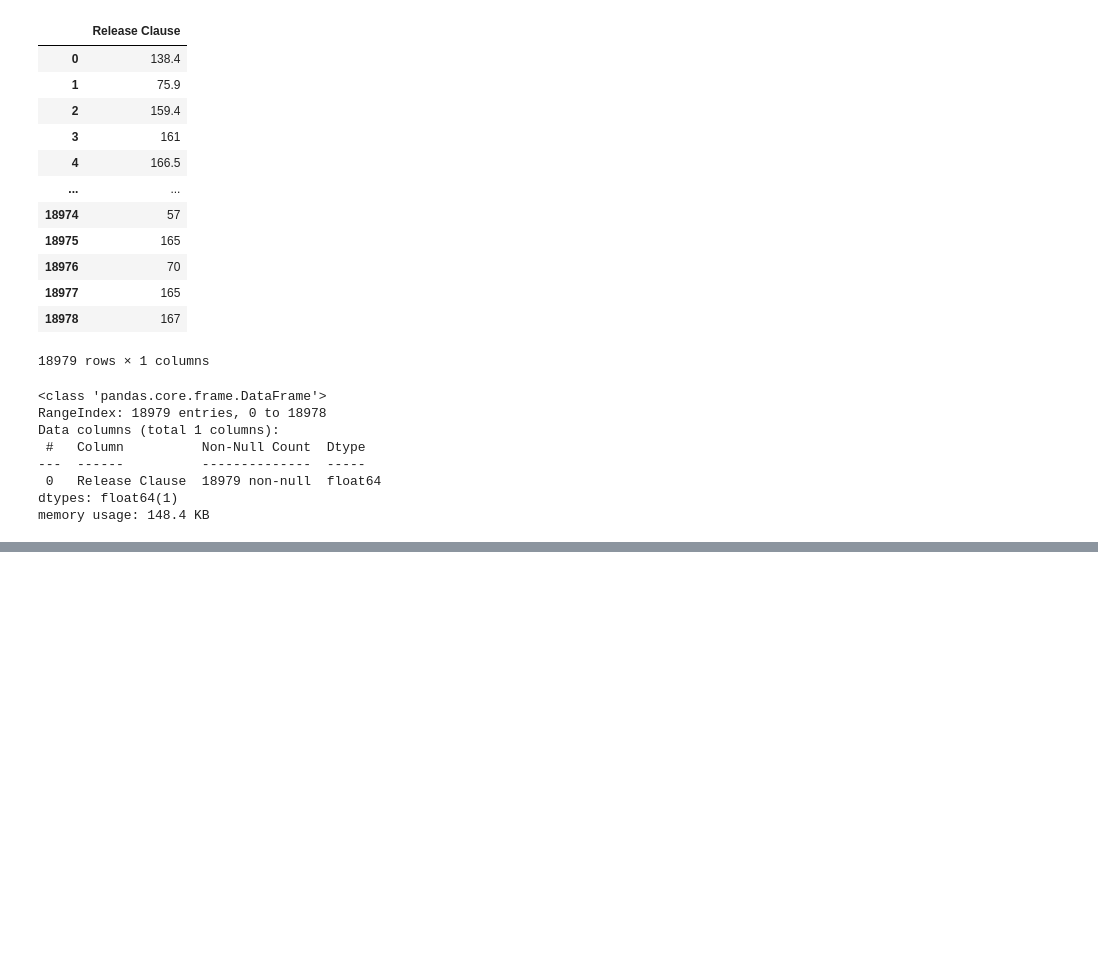
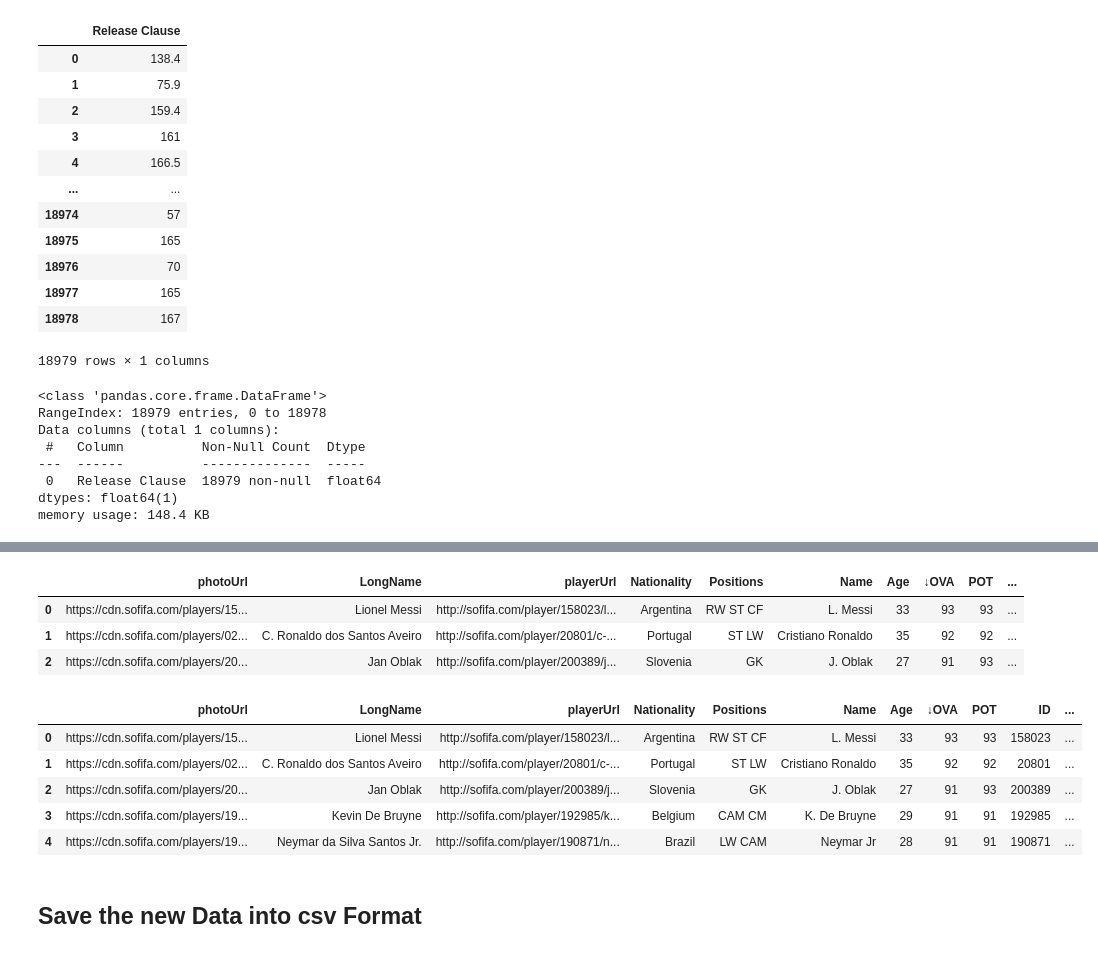
Before and after one commit to ayoub22222222/Data_Cleaning_project, a Jupyter notebook: Untitled.ipynb, the cells around one changed output, grey strips where cells are left out. Drawn from its saved outputs; the diff is of its cells as text; code cells hidden in the pictures; blank space fills up the shorter version.

Commit message:
save the new dataset

```diff
--- a/Untitled.ipynb
+++ b/Untitled.ipynb
@@ -577,0 +588,22 @@ df[['Release Clause']]
+# %%
+df.drop('Joined', axis=1, inplace=True)
+# %%
+df.head(3)
+# %% [output]
+|  | photoUrl | LongName | playerUrl | Nationality | Positions | Name | Age | ↓OVA | POT | ... |
+| 0 | https://cdn.sofifa.com/players/15... | Lionel Messi | http://sofifa.com/player/158023/l... | Argentina | RW ST CF | L. Messi | 33 | 93 | 93 | ... |
+| 1 | https://cdn.sofifa.com/players/02... | C. Ronaldo dos Santos Aveiro | http://sofifa.com/player/20801/c-... | Portugal | ST LW | Cristiano Ronaldo | 35 | 92 | 92 | ... |
+| 2 | https://cdn.sofifa.com/players/20... | Jan Oblak | http://sofifa.com/player/200389/j... | Slovenia | GK | J. Oblak | 27 | 91 | 93 | ... |
+# %%
+df.drop('Team & Contract', axis=1, inplace=True)
+# %%
+df.head(5)
+# %% [output]
+|  | photoUrl | LongName | playerUrl | Nationality | Positions | Name | Age | ↓OVA | POT | ID | ... |
+| 0 | https://cdn.sofifa.com/players/15... | Lionel Messi | http://sofifa.com/player/158023/l... | Argentina | RW ST CF | L. Messi | 33 | 93 | 93 | 158023 | ... |
+| 1 | https://cdn.sofifa.com/players/02... | C. Ronaldo dos Santos Aveiro | http://sofifa.com/player/20801/c-... | Portugal | ST LW | Cristiano Ronaldo | 35 | 92 | 92 | 20801 | ... |
+| 2 | https://cdn.sofifa.com/players/20... | Jan Oblak | http://sofifa.com/player/200389/j... | Slovenia | GK | J. Oblak | 27 | 91 | 93 | 200389 | ... |
+| 3 | https://cdn.sofifa.com/players/19... | Kevin De Bruyne | http://sofifa.com/player/192985/k... | Belgium | CAM CM | K. De Bruyne | 29 | 91 | 91 | 192985 | ... |
+| 4 | https://cdn.sofifa.com/players/19... | Neymar da Silva Santos Jr. | http://sofifa.com/player/190871/n... | Brazil | LW CAM | Neymar Jr | 28 | 91 | 91 | 190871 | ... |
+# %% [markdown]
+## Save the new Data into csv Format
```
Also changed, not shown: parts of 2 cells of this notebook, 1 other file.
